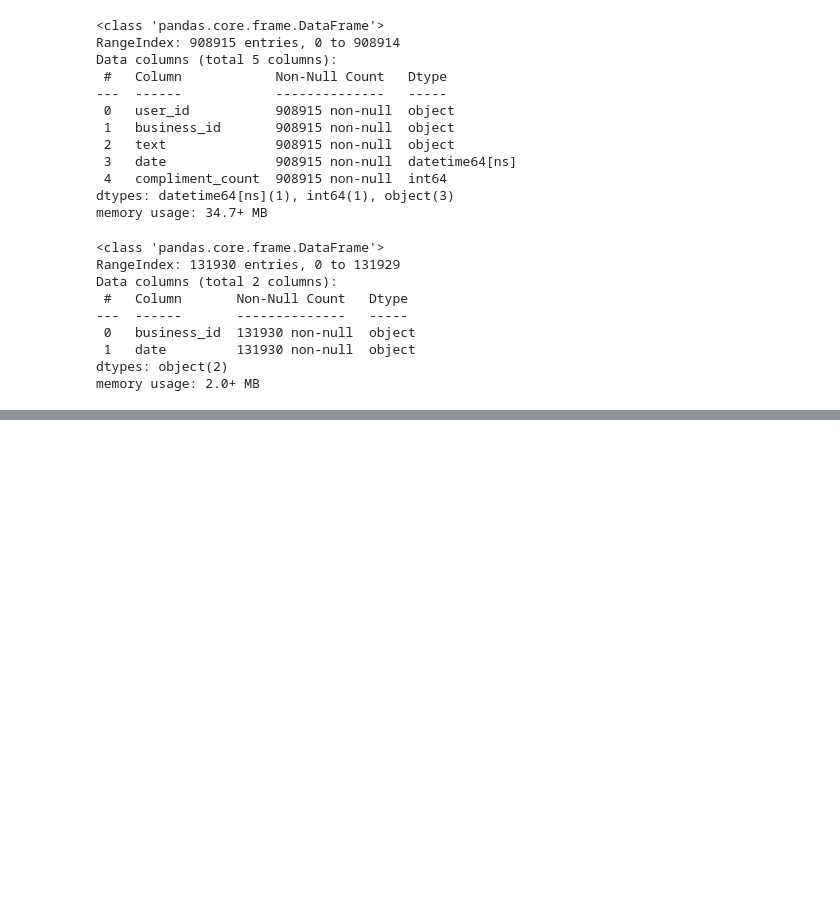
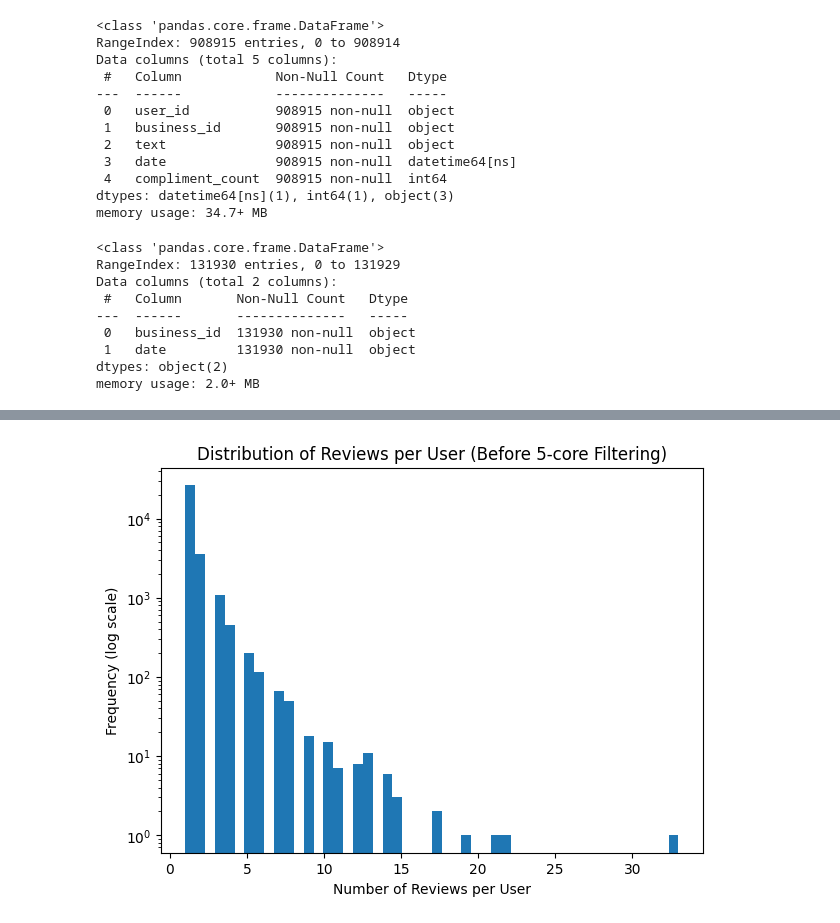
Before and after one commit to bron322/YelpFYP, a Jupyter notebook: YelpDataset.ipynb, the cells around one changed output, grey strips where cells are left out. Saved outputs shown, nothing was run; the diff lists cells and outputs as text; code cells hidden in the pictures; blank space fills up the shorter version.

```diff
--- a/YelpDataset.ipynb
+++ b/YelpDataset.ipynb
@@ -177,0 +147,5 @@ plt.show()
+# %%
+restaurants = restaurants[[
+    "business_id", "latitude", "longitude",
+    "stars", "review_count", "categories"
+]]
@@ -177,0 +154,9 @@ plt.show()
+# %%
+review_restaurant = review.merge(
+    restaurants[["business_id"]],
+    on="business_id",
+    how="inner"
+)
+
+print("Total reviews:", len(review))
+print("Restaurant reviews:", len(review_restaurant))
@@ -177,0 +168,16 @@ plt.show()
+# %%
+core = review_restaurant.merge(
+    user,
+    on="user_id",
+    how="inner",
+    suffixes=("", "_user")
+)
+
+core = core.merge(
+    restaurants,
+    on="business_id",
+    how="inner",
+    suffixes=("", "_business")
+)
+
+core.info()
@@ -177,0 +211,12 @@ plt.show()
+# %%
+user_review_counts = core["user_id"].value_counts()
+
+plt.figure(figsize=(7, 5))
+plt.hist(user_review_counts, bins=50)
+plt.yscale("log")
+plt.xlabel("Number of Reviews per User")
+plt.ylabel("Frequency (log scale)")
+plt.title("Distribution of Reviews per User (Before 5-core Filtering)")
+plt.show()
+# %% [output]
+[figure, added]
```
Also changed, not shown: parts of 59 cells of this notebook.
